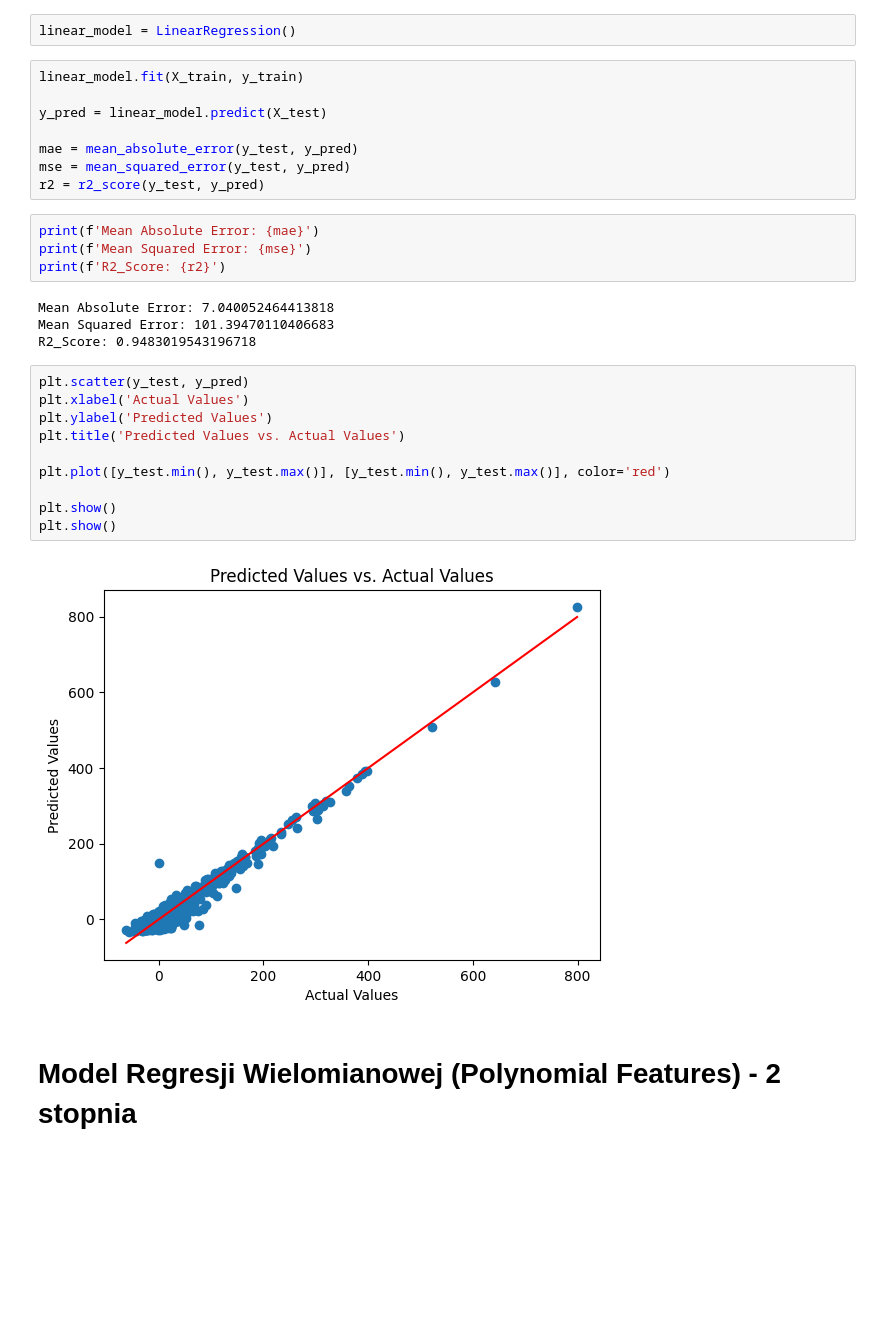
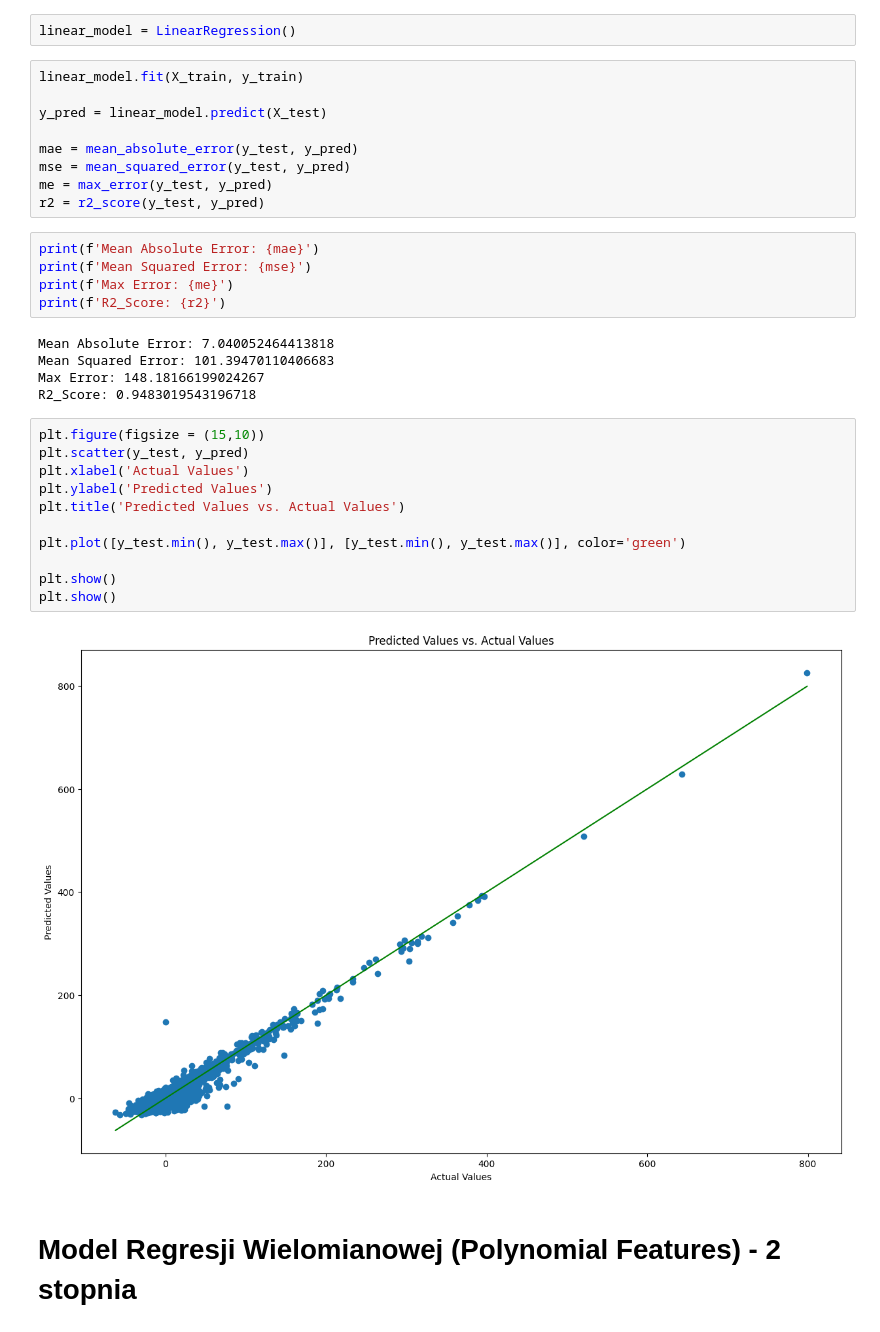
Before and after one commit to lukaszek358/SDA, a Jupyter notebook: projekt_końcowy_modelowanie_FINAL.ipynb, the cells around one changed output. Cells and saved outputs as stored; diff of their text form; blank space fills up the shorter version.

```diff
--- a/projekt_końcowy_modelowanie_FINAL.ipynb
+++ b/projekt_końcowy_modelowanie_FINAL.ipynb
@@ -71,27 +72,31 @@ y_pred = linear_model.predict(X_test)
 
 mae = mean_absolute_error(y_test, y_pred)
 mse = mean_squared_error(y_test, y_pred)
+me = max_error(y_test, y_pred)
 r2 = r2_score(y_test, y_pred)
 # %%
 print(f'Mean Absolute Error: {mae}')
 print(f'Mean Squared Error: {mse}')
+print(f'Max Error: {me}')
 print(f'R2_Score: {r2}')
 # %% [output]
 Mean Absolute Error: 7.040052464413818
 Mean Squared Error: 101.39470110406683
+Max Error: 148.18166199024267
 R2_Score: 0.9483019543196718
 # %%
+plt.figure(figsize = (15,10))
 plt.scatter(y_test, y_pred)
 plt.xlabel('Actual Values')
 plt.ylabel('Predicted Values')
 plt.title('Predicted Values vs. Actual Values')
 
-plt.plot([y_test.min(), y_test.max()], [y_test.min(), y_test.max()], color='red')
+plt.plot([y_test.min(), y_test.max()], [y_test.min(), y_test.max()], color='green')
 
 plt.show()
 plt.show()
 # %% [output]
-[figure, old version]
+[figure, new version]
 # %% [markdown]
 # Model Regresji Wielomianowej (Polynomial Features) - 2 stopnia
 # %%
```
Also changed, not shown: parts of 11 cells of this notebook.
